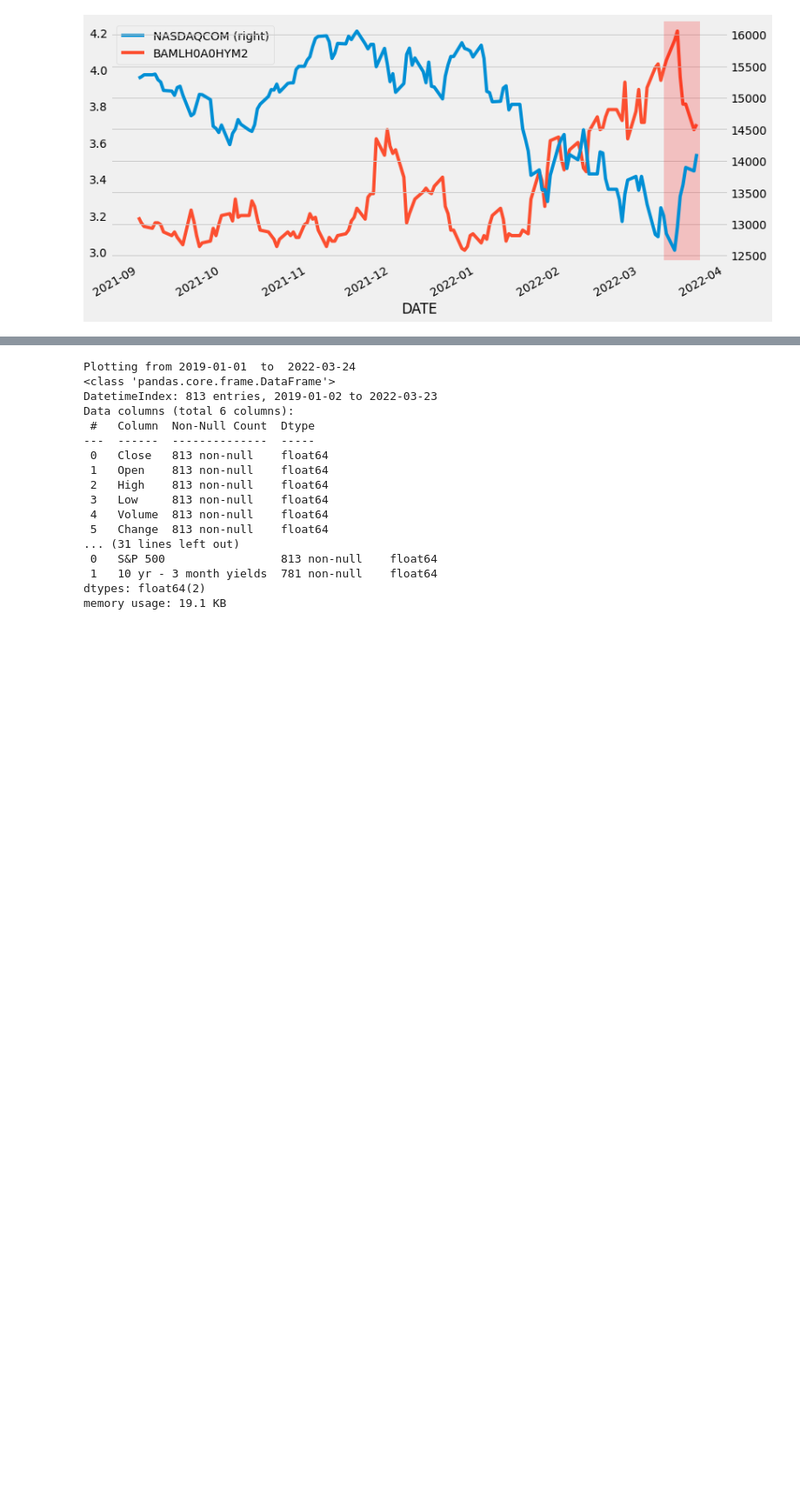
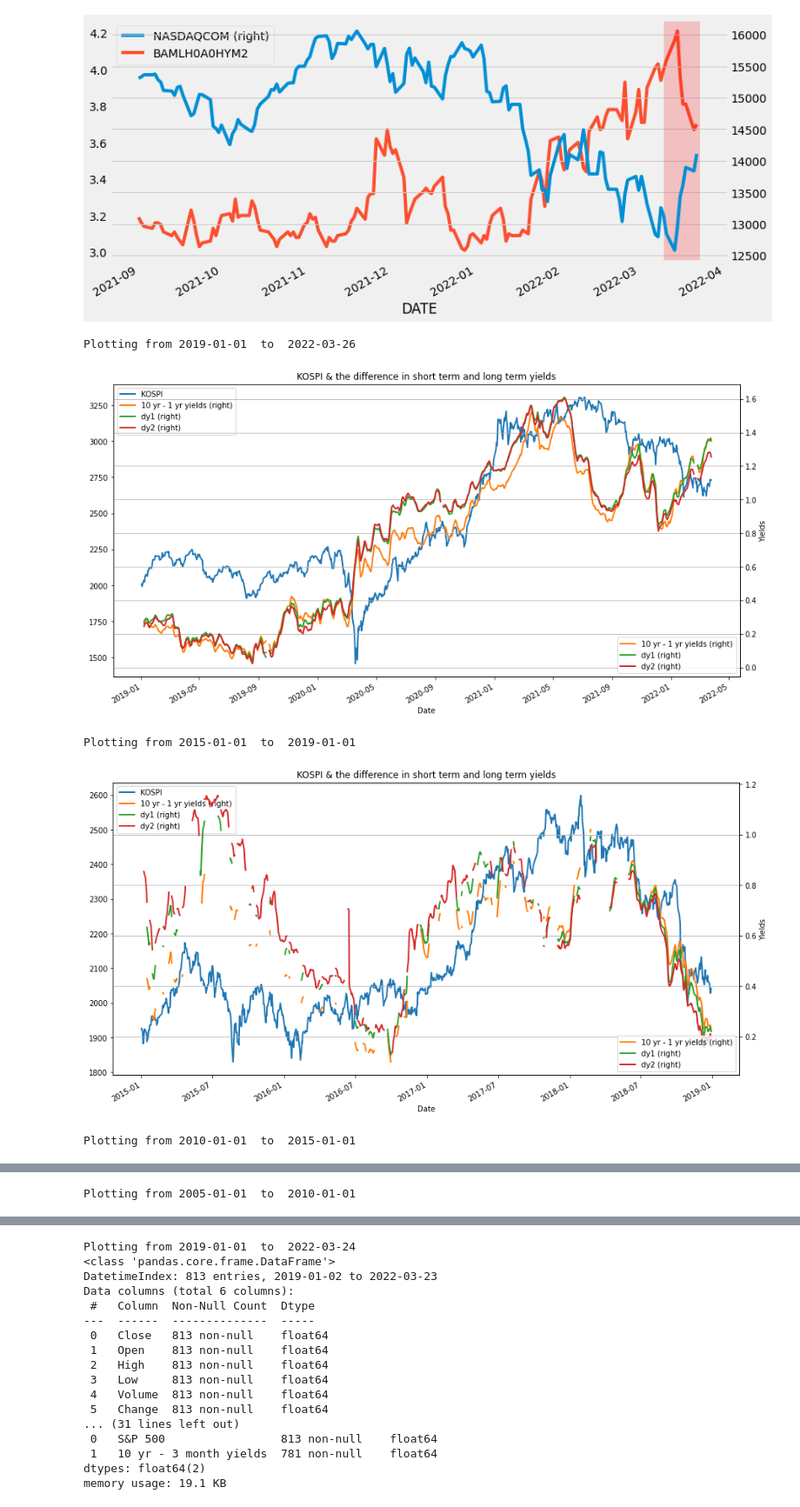
Before and after one commit to kimdesok/FinanceDataReader, a Jupyter notebook: EconomyLeadingIndex.ipynb, the cells around one changed output, grey strips where cells are left out. Shown at 87% size. Cells and saved outputs as stored; diff of their text form; code cells hidden in the pictures; blank space fills up the shorter version.

Commit message:
added s. Korean bond yield plots

```diff
--- a/EconomyLeadingIndex.ipynb
+++ b/EconomyLeadingIndex.ipynb
@@ -304,3 +355,14 @@ def bond_yield_graphs(start_date, end_date):
   #df.to_csv('out.csv')
 
 #bond_yield_graphs('2020-01-01',  date.today())
+# %%
+k_bond_yield_graphs('2019-01-01',  date.today())
+k_bond_yield_graphs('2015-01-01',  '2019-01-01')
+k_bond_yield_graphs('2010-01-01',  '2015-01-01')
+k_bond_yield_graphs('2005-01-01',  '2010-01-01')
+# %% [output]
+Plotting from 2019-01-01  to  2022-03-26
+[figure, added]
+Plotting from 2015-01-01  to  2019-01-01
+[figure, added]
+Plotting from 2010-01-01  to  2015-01-01
@@ -306,0 +370 @@ def bond_yield_graphs(start_date, end_date):
+Plotting from 2005-01-01  to  2010-01-01
```
Also changed, not shown: parts of 3 cells of this notebook.
